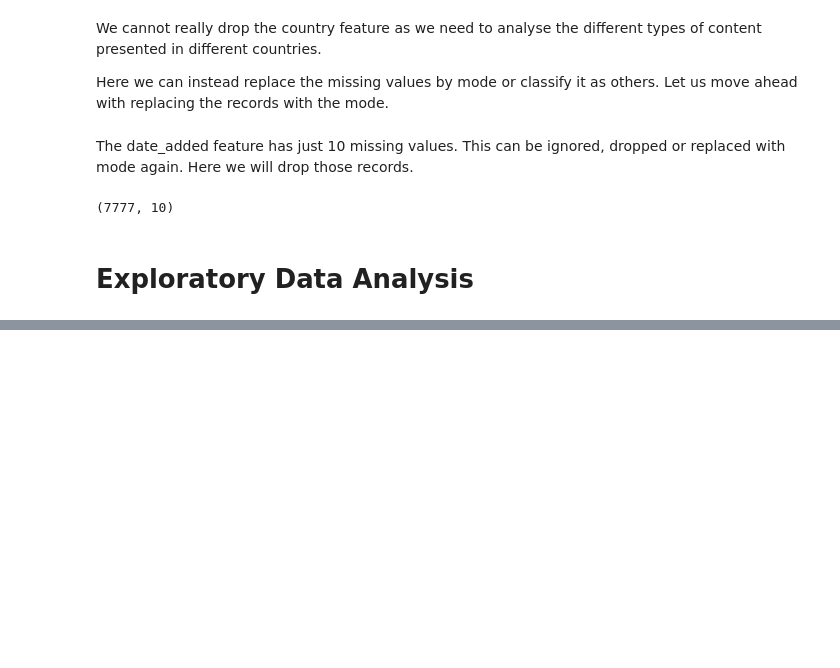
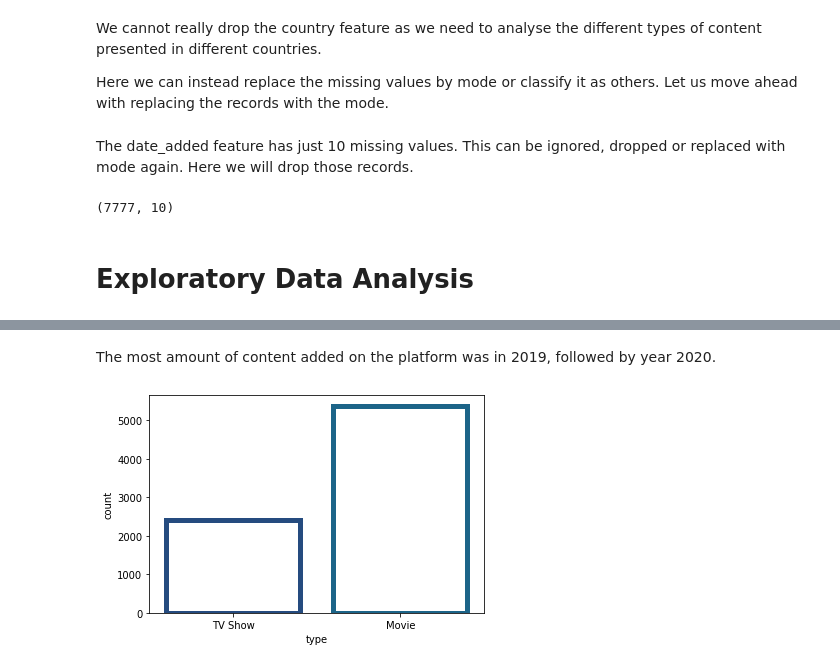
Before and after one commit to vinayakpotdar2114/Capstone-Project-4-Netflix-Movies-and-TV-Shows-Clustering, a Jupyter notebook: NETFLIX_MOVIES_AND_TV_SHOWS_CLUSTERING.ipynb, the cells around one changed output, grey strips where cells are left out. Cells and saved outputs as stored; diff of their text form; code cells hidden in the pictures; blank space fills up the shorter version.

```diff
--- a/NETFLIX_MOVIES_AND_TV_SHOWS_CLUSTERING.ipynb
+++ b/NETFLIX_MOVIES_AND_TV_SHOWS_CLUSTERING.ipynb
@@ -187,0 +214,9 @@ data.shape
+# %% [markdown]
+The most amount of content added on the platform was in 2019, followed by year 2020.
+# %%
+# Let us check what is the distribution of movies and tv shows on the platform.
+
+sns.countplot(x='type', data=data,facecolor=(0, 0, 0, 0),linewidth=5, edgecolor=sns.color_palette("crest_r"))
+plt.show()
+# %% [output]
+[figure, added]
```
Also changed, not shown: parts of 34 cells of this notebook.
